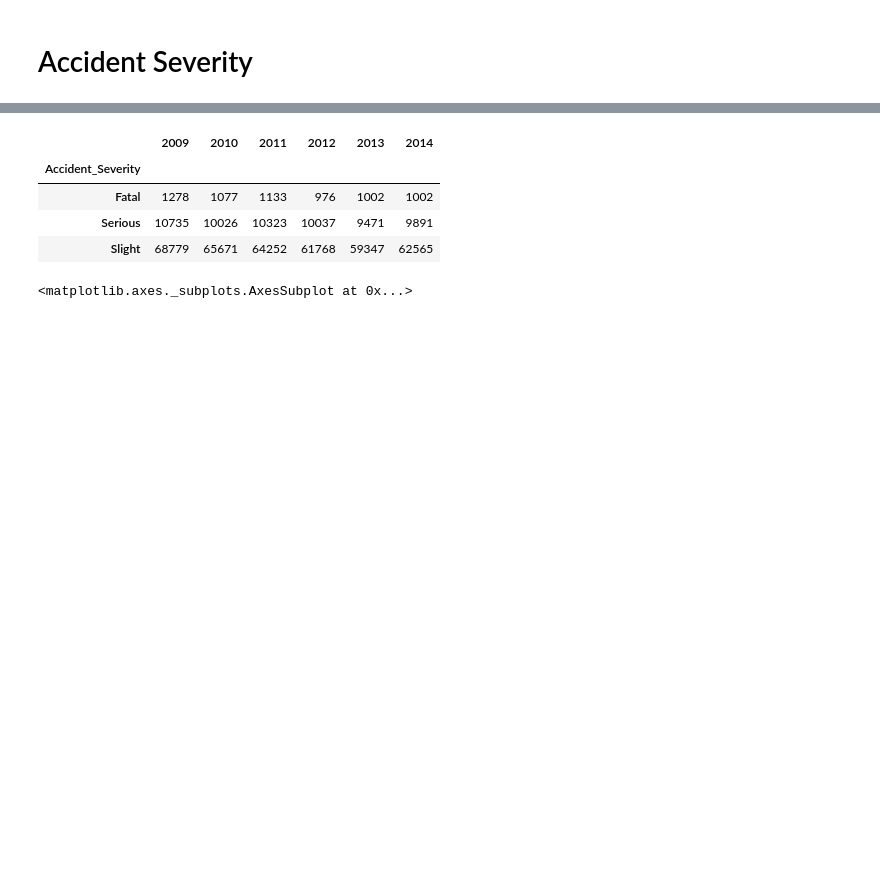
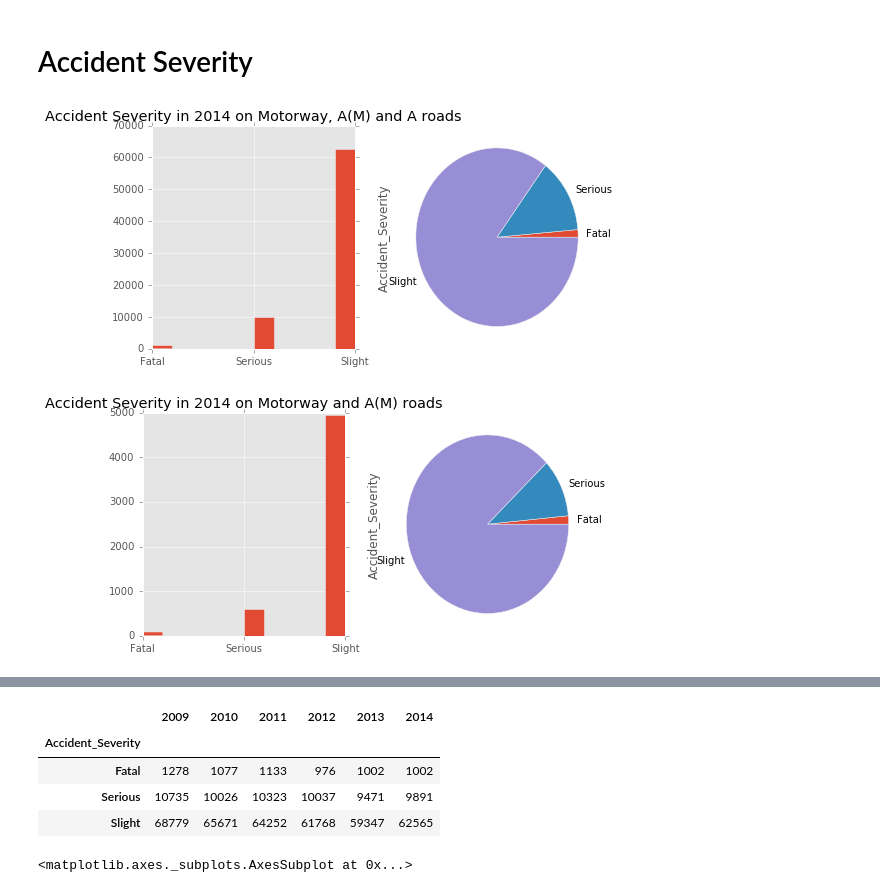
Before and after one commit to evxu/road-safety-project, a Jupyter notebook: Data_Exploration_2.ipynb, the cells around one changed output, grey strips where cells are left out. Saved outputs shown, nothing was run; the diff lists cells and outputs as text; code cells hidden in the pictures; blank space fills up the shorter version.

```diff
--- a/Data_Exploration_2.ipynb
+++ b/Data_Exploration_2.ipynb
@@ -37,2 +45,29 @@ plt.xticks([0.5,1.5,2.5,3.5,4.5,5.5], years)
 # %% [markdown]
 # Accident Severity
+# %%
+%matplotlib inline
+df1 = pd.read_csv('data1/Accidents_2014.csv',low_memory=False)
+df2 = df1[df1['1st_Road_Class'] < 3] # on Motorways and A(M) roads only
+df1 = df1['Accident_Severity']
+df2 = df2['Accident_Severity']
+i = 0
+for df in [df1,df2]:
+    plt.figure(figsize = (8,4))
+    plt.subplot(1,2,1)
+    df.hist()
+    plt.xticks([1,2,3],['Fatal', 'Serious','Slight'])
+    if i == 0:
+        plt.title('Accident Severity in 2014 on Motorway, A(M) and A roads')
+    else:
+        plt.title('Accident Severity in 2014 on Motorway and A(M) roads')
+
+    plt.subplot(1,2,2)
+    s = df.value_counts()
+    s = s.reindex([1,2,3])
+    labels = ['Fatal', 'Serious','Slight']
+    s.plot.pie(labels = labels)
+    plt.show()
+    i += 1
+# %% [output]
+[figure, added]
+[figure, added]
```
Also changed, not shown: parts of 21 cells of this notebook, 6 other files.
